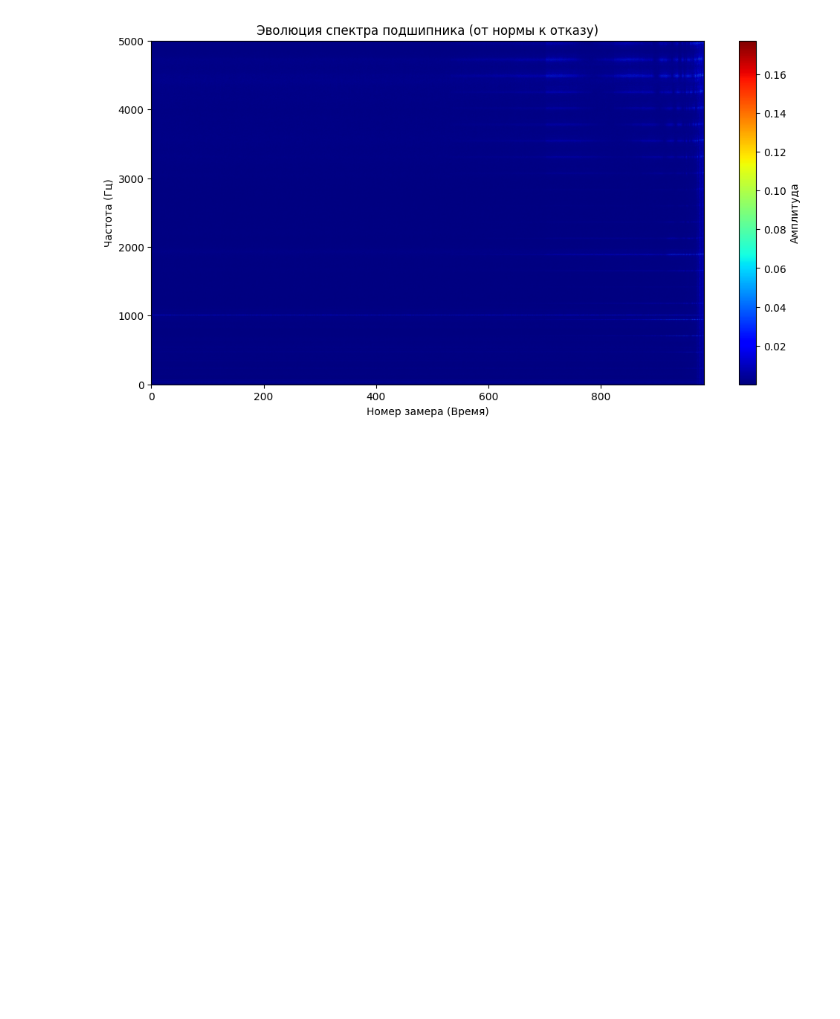
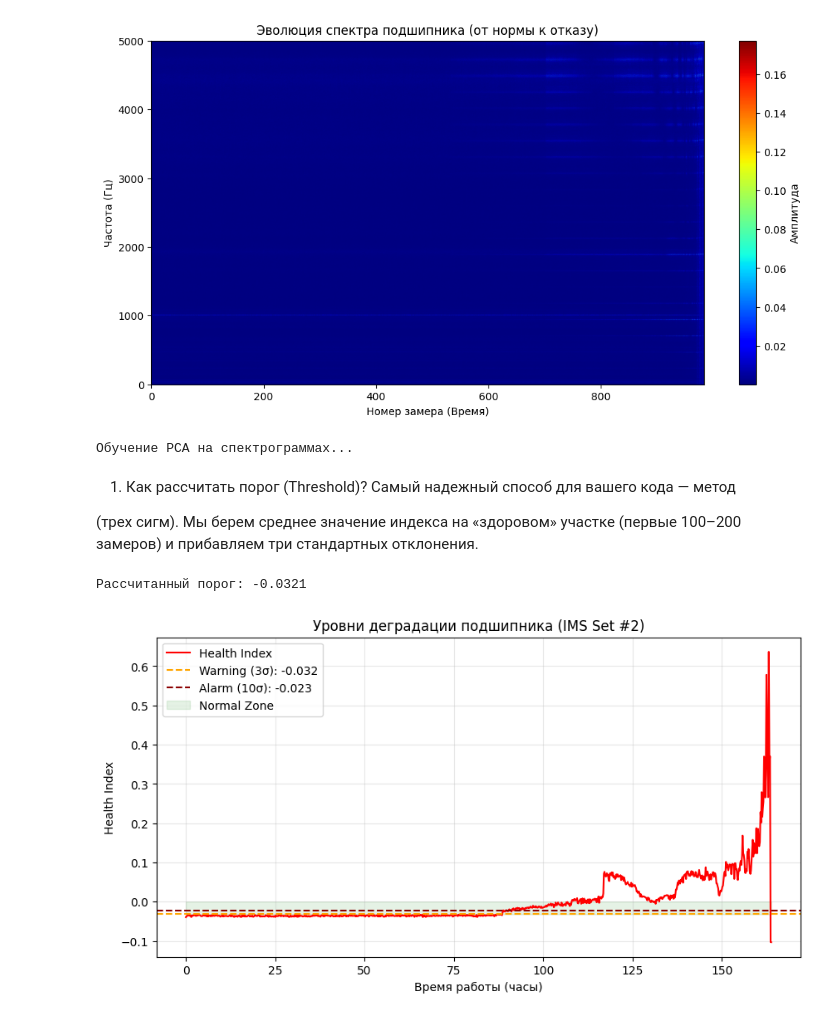
Before and after one commit to czeberyak/industrial-health-index-pdm, a Jupyter notebook: notebooks/01_eda_vibration.ipynb, the cells around one changed output. Saved outputs shown, nothing was run; the diff lists cells and outputs as text; code cells hidden in the pictures; blank space fills up the shorter version.

Commit message:
Определение двух порогов

```diff
--- a/notebooks/01_eda_vibration.ipynb
+++ b/notebooks/01_eda_vibration.ipynb
@@ -116,3 +116,83 @@ plt.gca().invert_yaxis()
 plt.show()
 # %% [output]
 [figure]
+# %%
+from sklearn.pipeline import Pipeline
+from sklearn.preprocessing import StandardScaler
+from sklearn.decomposition import PCA
+import numpy as np
+
+# Для спектров можно взять меньше компонент, так как основные частоты сильно скоррелированы
+n_components = 15
+
+# 1. Создаем и обучаем пайплайн на всей истории жизни подшипника
+model_pipe = Pipeline([
+    ('scaler', StandardScaler(with_std=False)),
+    ('pca', PCA(n_components=n_components, random_state=42))
+])
+
+print("Обучение PCA на спектрограммах...")
+model_pipe.fit(X)
+
+# 2. Выделяем полярные состояния (Новый vs Аварийный)
+# Предположим, X имеет 984 строки (замеры).
+# Берем первые 50 как норму, последние 50 как отказ.
+X_healthy_latent = model_pipe.transform(X[:50])
+X_broken_latent = model_pipe.transform(X[-50:])
+
+# 3. Вектор разрушения (аналог вектора улыбки)
+degradation_vector = X_broken_latent.mean(axis=0) - X_healthy_latent.mean(axis=0)
+
+# Нормируем вектор для удобства расчетов
+degradation_vector = degradation_vector / np.linalg.norm(degradation_vector)
+# %% [output]
+Обучение PCA на спектрограммах...
+# %% [markdown]
+1. Как рассчитать порог (Threshold)?
+Самый надежный способ для вашего кода — метод
+
+ (трех сигм). Мы берем среднее значение индекса на «здоровом» участке (первые 100–200 замеров) и прибавляем три стандартных отклонения.
+# %%
+# Рассчитываем порог на основе первых 100 замеров (когда подшипник точно здоров)
+healthy_part = health_index_history[:100]
+threshold = np.mean(healthy_part) + 3 * np.std(healthy_part)
+
+# Для вашего графика (судя по шкале) порог будет в районе 0.05 - 0.1
+print(f"Рассчитанный порог: {threshold:.4f}")
+# %% [output]
+Рассчитанный порог: -0.0321
+# %%
+# --- ТЕСТИРОВАНИЕ: Строим кривую жизни ---
+health_index_history = []
+for i in range(len(X)):
+    hi = calculate_health_index(X[i])
+    health_index_history.append(hi)
+
+# 1. Расчет времени в часах (каждый замер = 10 мин)
+time_hours = [i * 10 / 60 for i in range(len(health_index_history))]
+
+# 2. Определение двух порогов
+mean_val = np.mean(health_index_history[:100])
+std_val = np.std(health_index_history[:100])
+
+threshold_warn = mean_val + 3 * std_val
+threshold_crit = mean_val + 10 * std_val # Или другое эмпирическое значение
+
+plt.figure(figsize=(10, 5))
+plt.plot(time_hours, health_index_history, color='red', label='Health Index')
+
+# Рисуем зоны
+plt.axhline(y=threshold_warn, color='orange', linestyle='--', label=f'Warning (3σ): {threshold_warn:.3f}')
+plt.axhline(y=threshold_crit, color='darkred', linestyle='--', label=f'Alarm (10σ): {threshold_crit:.3f}')
+
+# Закрасим зону нормы для красоты
+plt.fill_between(time_hours, 0, threshold_warn, color='green', alpha=0.1, label='Normal Zone')
+
+plt.title("Уровни деградации подшипника (IMS Set #2)")
+plt.xlabel("Время работы (часы)")
+plt.ylabel("Health Index")
+plt.legend()
+plt.grid(True, alpha=0.3)
+plt.show()
+# %% [output]
+[figure, added]
```
Also changed, not shown: parts of 1 cell of this notebook.
